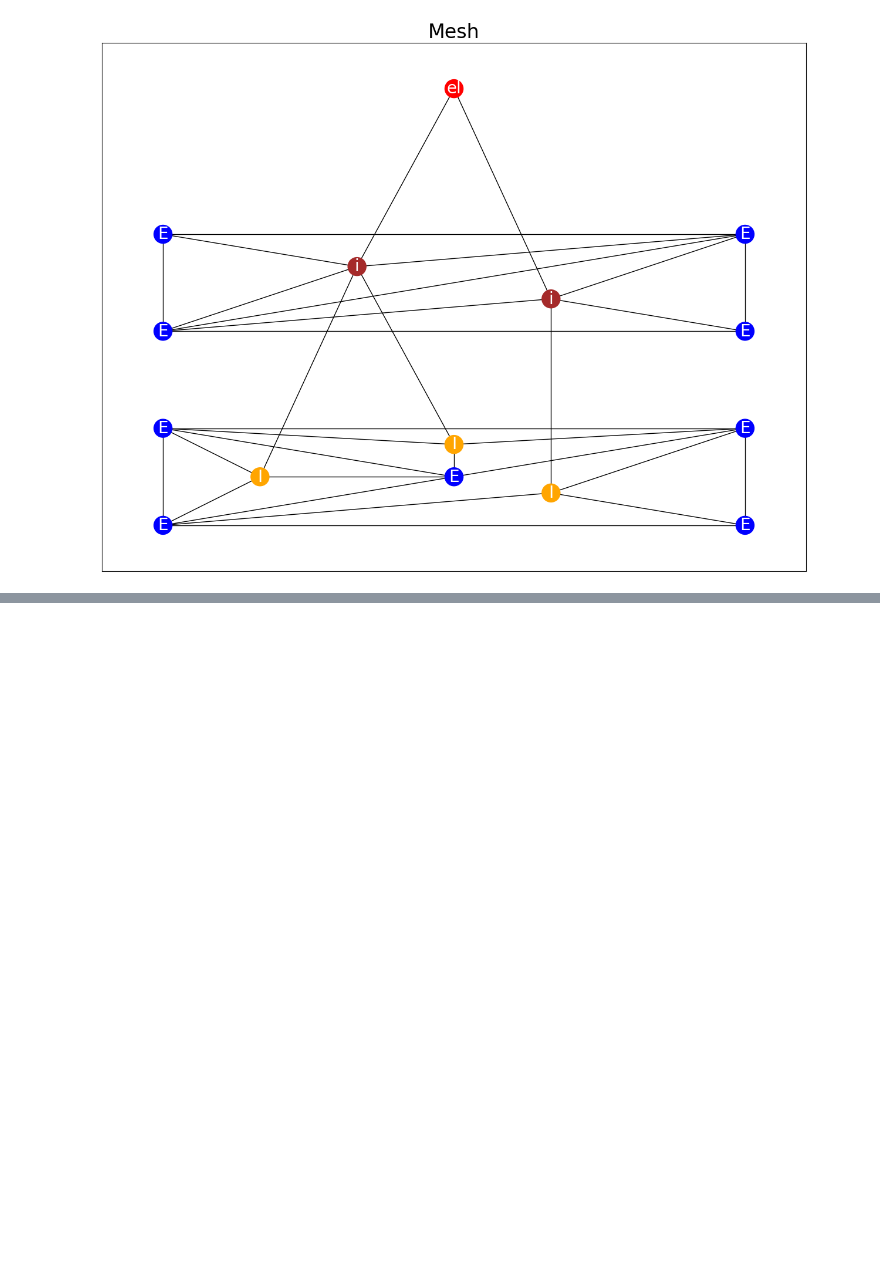
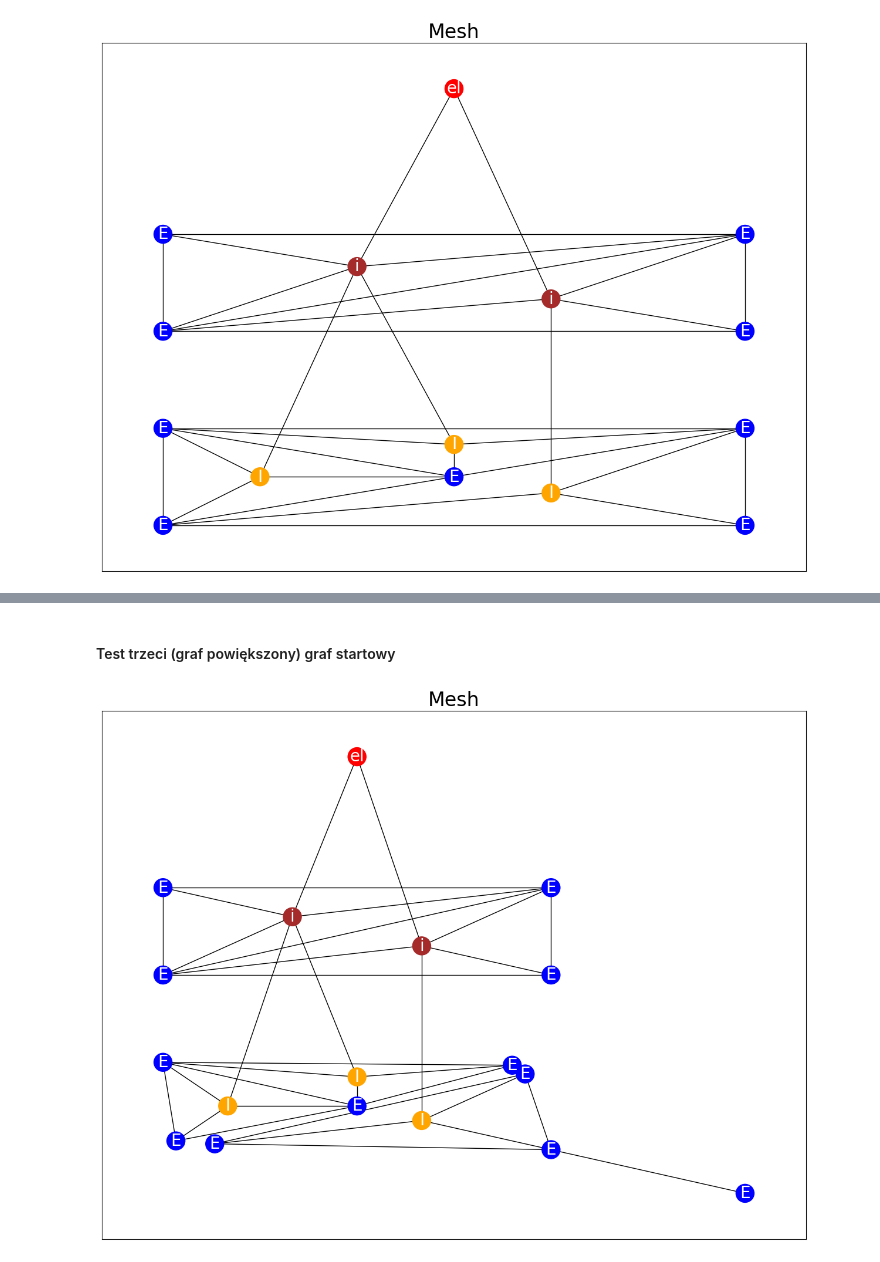
Before and after one commit to GGProjectWed1820/GGProject, a Jupyter notebook: examples/prod10.ipynb, the cells around one changed output, grey strips where cells are left out. Drawn from its saved outputs; the diff is of its cells as text; code cells hidden in the pictures; blank space fills up the shorter version.

```diff
--- a/examples/prod10.ipynb
+++ b/examples/prod10.ipynb
@@ -100,0 +583,7 @@ draw(graph_post, figsize=(12, 9))
+# %% [markdown]
+<h4>Test trzeci (graf powiększony) graf startowy</h4>
+# %%
+graph = graph_for_p10_bigger()
+draw(graph, figsize=(12, 9))
+# %% [output]
+[figure, added]
```
Also changed, not shown: parts of 23 cells of this notebook, 2 other files.
